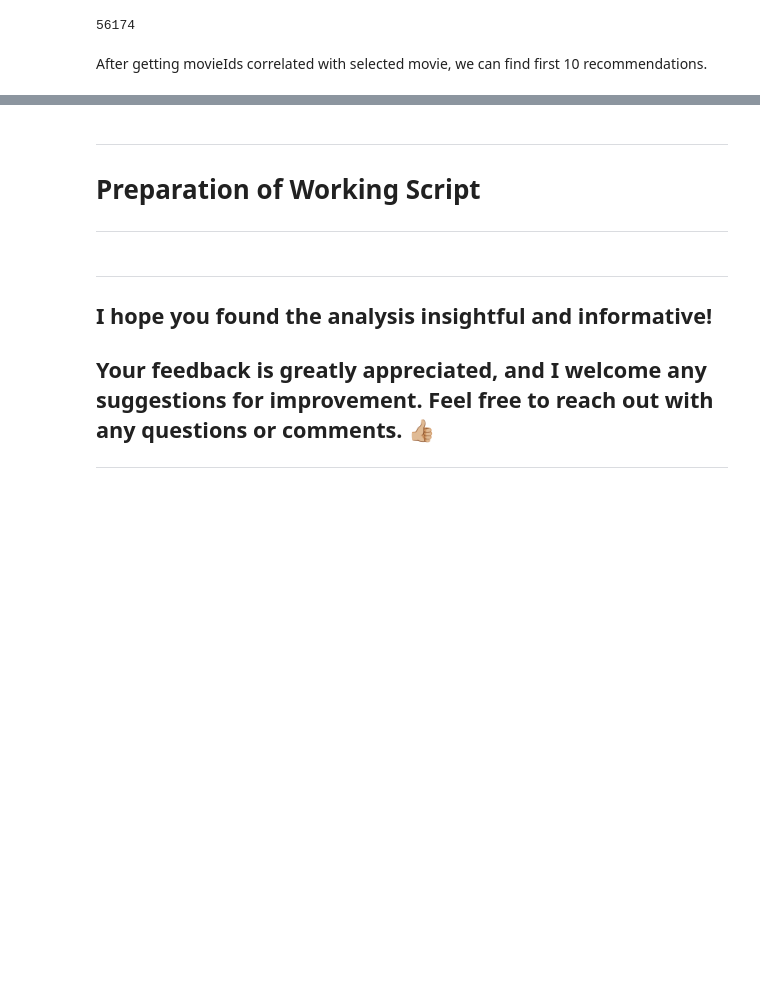
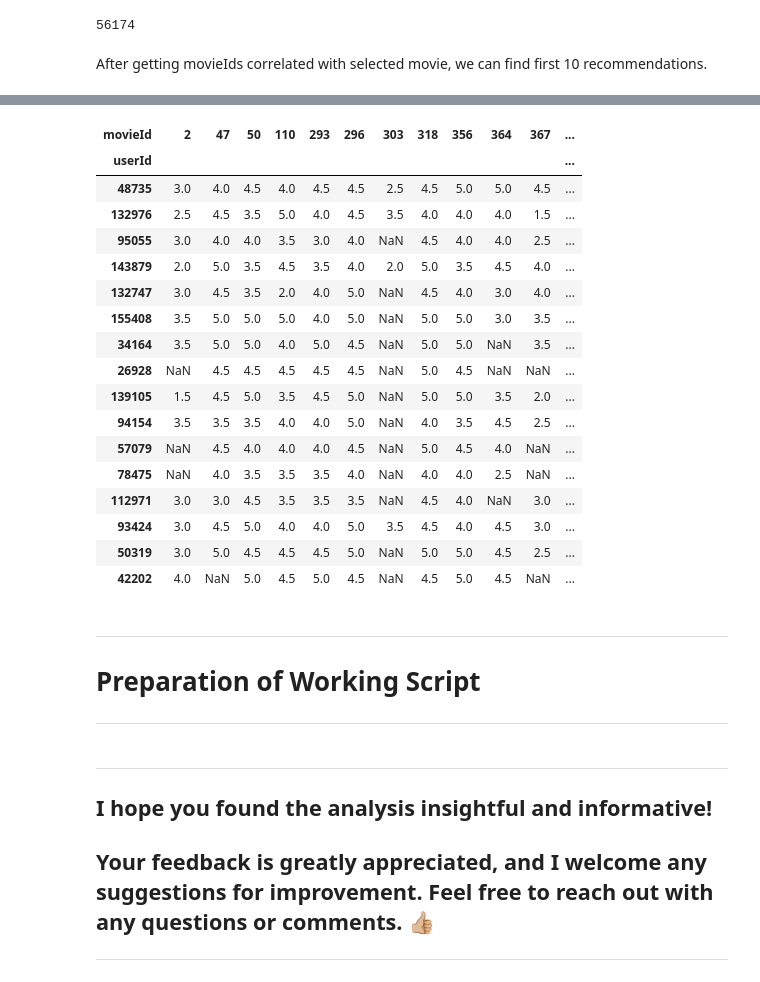
Before and after one commit to eray-yuztyurk/Content-Based-Movie-Recommendation, a Jupyter notebook: collaborative-filtering-movie-recommendation.ipynb, the cells around one changed output, grey strips where cells are left out. Saved outputs shown, nothing was run; the diff lists cells and outputs as text; code cells hidden in the pictures; blank space fills up the shorter version.

Commit message:
Kaggle Notebook | Collaborative Filtering - Movie Recommendation | Version 5

```diff
--- a/collaborative-filtering-movie-recommendation.ipynb
+++ b/collaborative-filtering-movie-recommendation.ipynb
@@ -301,0 +377,5 @@ print("*"*100)
+# %%
+perc_threshold_rated_same_movies = 0.7 # the threshold for users who rated at least 70% of the same movies rated by selected user
+count_threshold_rated_same_movies = len(list_movieIds_ratedby_selected_userId) * perc_threshold_rated_same_movies
+userIds_rated_atleast_X_perc_same_movies_with_selected_userId = allUserIds_and_movies_ratedby_selected_userId[allUserIds_and_movies_ratedby_selected_userId.notnull().sum(axis=1) > count_threshold_rated_same_movies]
+userIds_rated_atleast_X_perc_same_movies_with_selected_userId
@@ -301,0 +397,3 @@ print("*"*100)
+# %%
+corr_of_userIds_rated_same_movies_with_selected_userId = userIds_rated_atleast_X_perc_same_movies_with_selected_userId.T.corr().unstack()
+corr_of_userIds_rated_same_movies_with_selected_userId
@@ -301,0 +414,5 @@ print("*"*100)
+# %%
+userIds_corr_df = pd.DataFrame(corr_of_userIds_rated_same_movies_with_selected_userId, columns=["corr"])
+userIds_corr_df.index.names = ["userId_1","userId_2"]
+userIds_corr_df.reset_index(inplace=True)
+userIds_corr_df
@@ -301,0 +433,4 @@ print("*"*100)
+# %%
+corr_threshold = 0.5 # users who have at least 60% correlation with selected user
+final_users_corr_df = userIds_corr_df[(userIds_corr_df["userId_1"] == selected_userId) & (userIds_corr_df["corr"] >= corr_threshold)].sort_values(by="corr", ascending=False) # set threshold and sort correlations
+final_users_corr_df
@@ -302,3 +455,27 @@ print("*"*100)
+# %%
+list_users_to_filter = final_users_corr_df["userId_2"].to_list()
+
+final_rec_df = user_movie_matrix.loc[list_users_to_filter,list_movieIds_ratedby_selected_userId]
+final_rec_df
+# %% [output]
+| movieId | 2 | 47 | 50 | 110 | 293 | 296 | 303 | 318 | 356 | 364 | 367 | ... |
+| userId |  |  |  |  |  |  |  |  |  |  |  | ... |
+| 48735 | 3.0 | 4.0 | 4.5 | 4.0 | 4.5 | 4.5 | 2.5 | 4.5 | 5.0 | 5.0 | 4.5 | ... |
+| 132976 | 2.5 | 4.5 | 3.5 | 5.0 | 4.0 | 4.5 | 3.5 | 4.0 | 4.0 | 4.0 | 1.5 | ... |
+| 95055 | 3.0 | 4.0 | 4.0 | 3.5 | 3.0 | 4.0 | NaN | 4.5 | 4.0 | 4.0 | 2.5 | ... |
+| 143879 | 2.0 | 5.0 | 3.5 | 4.5 | 3.5 | 4.0 | 2.0 | 5.0 | 3.5 | 4.5 | 4.0 | ... |
+| 132747 | 3.0 | 4.5 | 3.5 | 2.0 | 4.0 | 5.0 | NaN | 4.5 | 4.0 | 3.0 | 4.0 | ... |
+| 155408 | 3.5 | 5.0 | 5.0 | 5.0 | 4.0 | 5.0 | NaN | 5.0 | 5.0 | 3.0 | 3.5 | ... |
+| 34164 | 3.5 | 5.0 | 5.0 | 4.0 | 5.0 | 4.5 | NaN | 5.0 | 5.0 | NaN | 3.5 | ... |
+| 26928 | NaN | 4.5 | 4.5 | 4.5 | 4.5 | 4.5 | NaN | 5.0 | 4.5 | NaN | NaN | ... |
+| 139105 | 1.5 | 4.5 | 5.0 | 3.5 | 4.5 | 5.0 | NaN | 5.0 | 5.0 | 3.5 | 2.0 | ... |
+| 94154 | 3.5 | 3.5 | 3.5 | 4.0 | 4.0 | 5.0 | NaN | 4.0 | 3.5 | 4.5 | 2.5 | ... |
+| 57079 | NaN | 4.5 | 4.0 | 4.0 | 4.0 | 4.5 | NaN | 5.0 | 4.5 | 4.0 | NaN | ... |
+| 78475 | NaN | 4.0 | 3.5 | 3.5 | 3.5 | 4.0 | NaN | 4.0 | 4.0 | 2.5 | NaN | ... |
+| 112971 | 3.0 | 3.0 | 4.5 | 3.5 | 3.5 | 3.5 | NaN | 4.5 | 4.0 | NaN | 3.0 | ... |
+| 93424 | 3.0 | 4.5 | 5.0 | 4.0 | 4.0 | 5.0 | 3.5 | 4.5 | 4.0 | 4.5 | 3.0 | ... |
+| 50319 | 3.0 | 5.0 | 4.5 | 4.5 | 4.5 | 5.0 | NaN | 5.0 | 5.0 | 4.5 | 2.5 | ... |
+| 42202 | 4.0 | NaN | 5.0 | 4.5 | 5.0 | 4.5 | NaN | 4.5 | 5.0 | 4.5 | NaN | ... |
 # %% [markdown]
 ---
 # Preparation of Working Script
```
Also changed, not shown: parts of 16 cells of this notebook.
